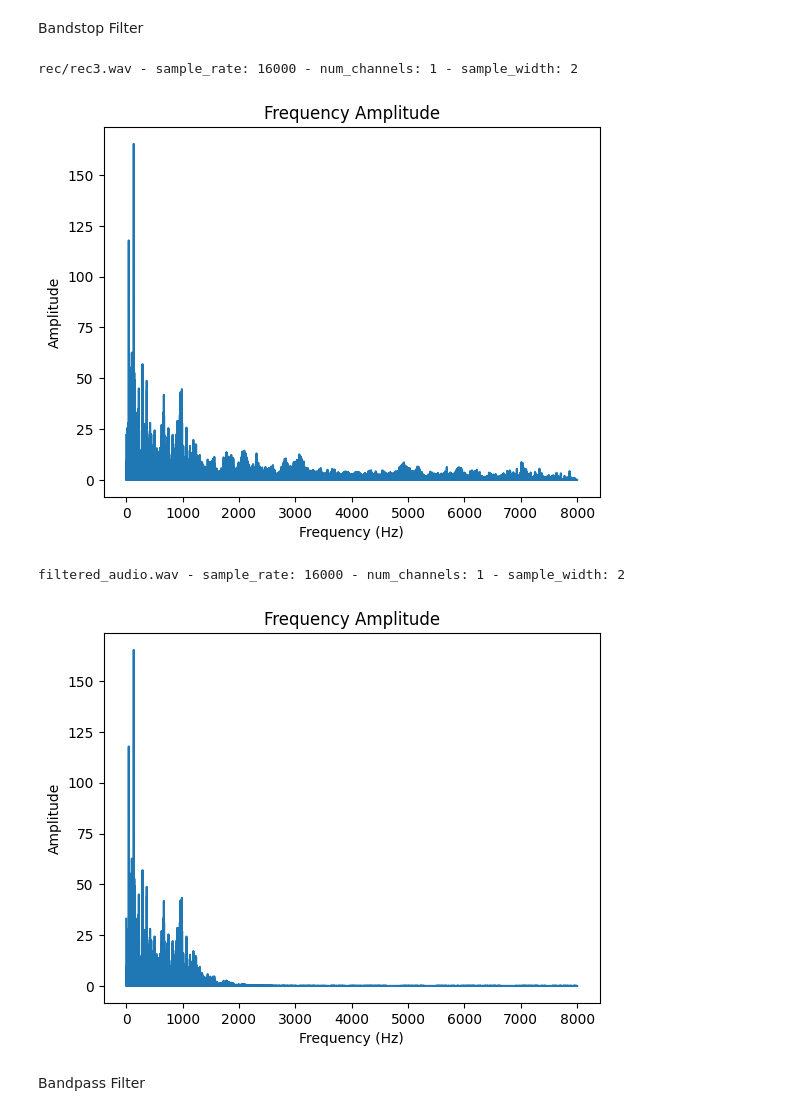
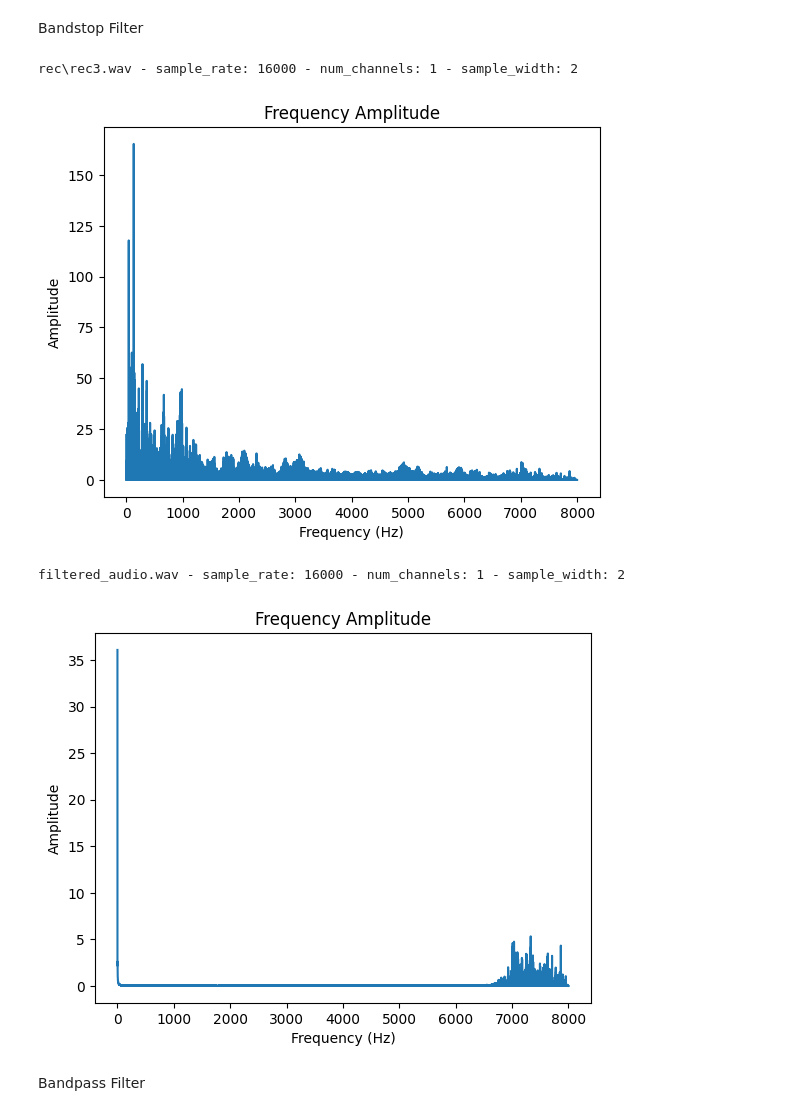
Before and after one commit to Koala280/ventilanalyse, a Jupyter notebook: audio_processing.ipynb, the cells around one changed output. Drawn from its saved outputs; the diff is of its cells as text; code cells hidden in the pictures.

```diff
--- a/audio_processing.ipynb
+++ b/audio_processing.ipynb
@@ -11,39 +27,37 @@ from fft import fft
 # %% [markdown]
 Bandstop Filter
 # %%
-import numpy as np
-from scipy import signal
-import librosa
-import soundfile as sf
+FILEPATH = 'audios/rec/'
+FILENAME = 'rec3.wav'
+FILE = FILEPATH + FILENAME
 
-FILE = 'rec/rec3.wav'
 
 # Load the audio file
-audio_file, sr = librosa.load(FILE, sr=16000)
+audio_file, sr = librosa.load("audios/rec/rec3.wav", sr=16000)
 
 # Define the frequency range to remove (in Hz)
-f_low = 1500
-f_high = 7999
+f_low = 1
+f_high = 7000
 
 # Create a bandstop filter with the desired frequency range
 nyquist = 0.5 * sr
 f_low_norm = f_low / nyquist
 f_high_norm = f_high / nyquist
 b, a = signal.butter(4, [f_low_norm, f_high_norm], btype='bandstop')
 
 # Apply the filter to the audio signal
 audio_filtered = signal.filtfilt(b, a, audio_file)
 
 # Save the filtered audio file
-sf.write('filtered_audio.wav', audio_filtered, 16000)
+sf.write('audios/filtered_audio/bandstop/filtered_audio.wav', audio_filtered, 16000)
 
-fft(FILE)
-fft("filtered_audio.wav")
+fft(FILEPATH, FILENAME)
+fft("audios/filtered_audio/", "filtered_audio.wav")
 # %% [output]
-rec/rec3.wav - sample_rate: 16000 - num_channels: 1 - sample_width: 2
+rec\rec3.wav - sample_rate: 16000 - num_channels: 1 - sample_width: 2
 [figure]
 filtered_audio.wav - sample_rate: 16000 - num_channels: 1 - sample_width: 2
-[figure, old version]
+[figure, new version]
 # %% [markdown]
 Bandpass Filter
 # %%
```
Also changed, not shown: parts of 8 cells of this notebook, 41 other files.
